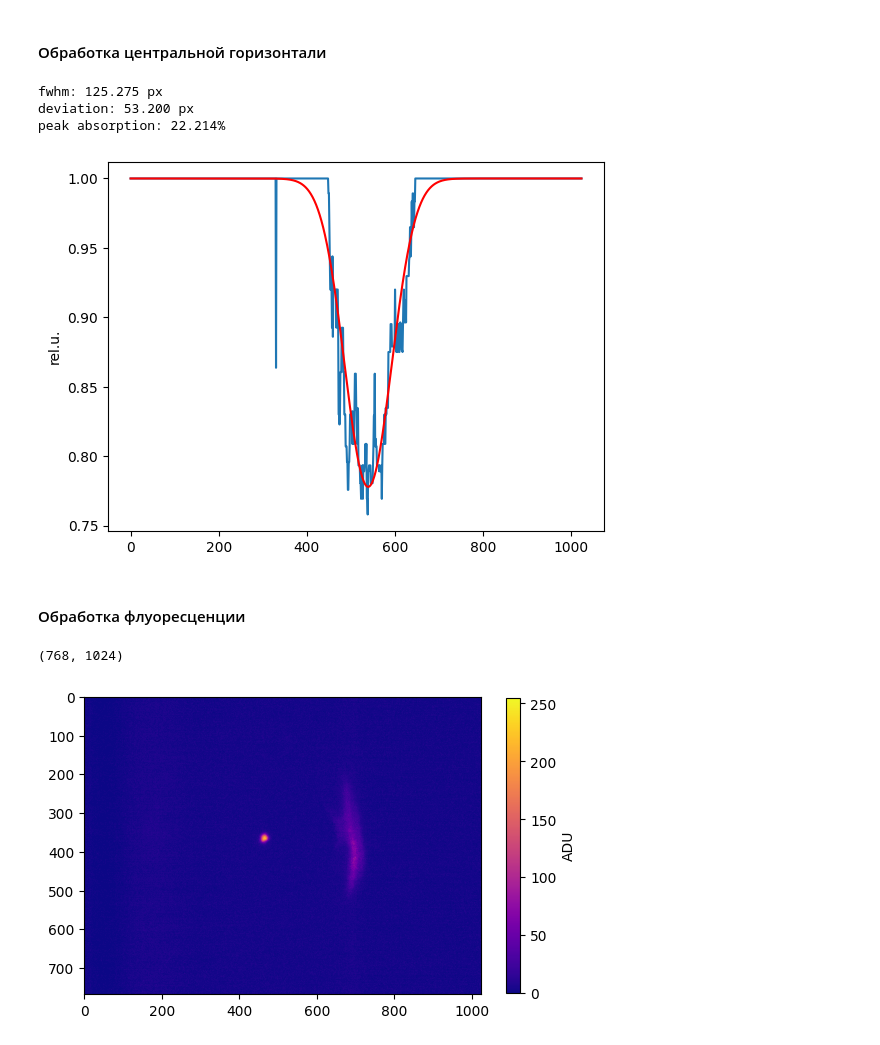
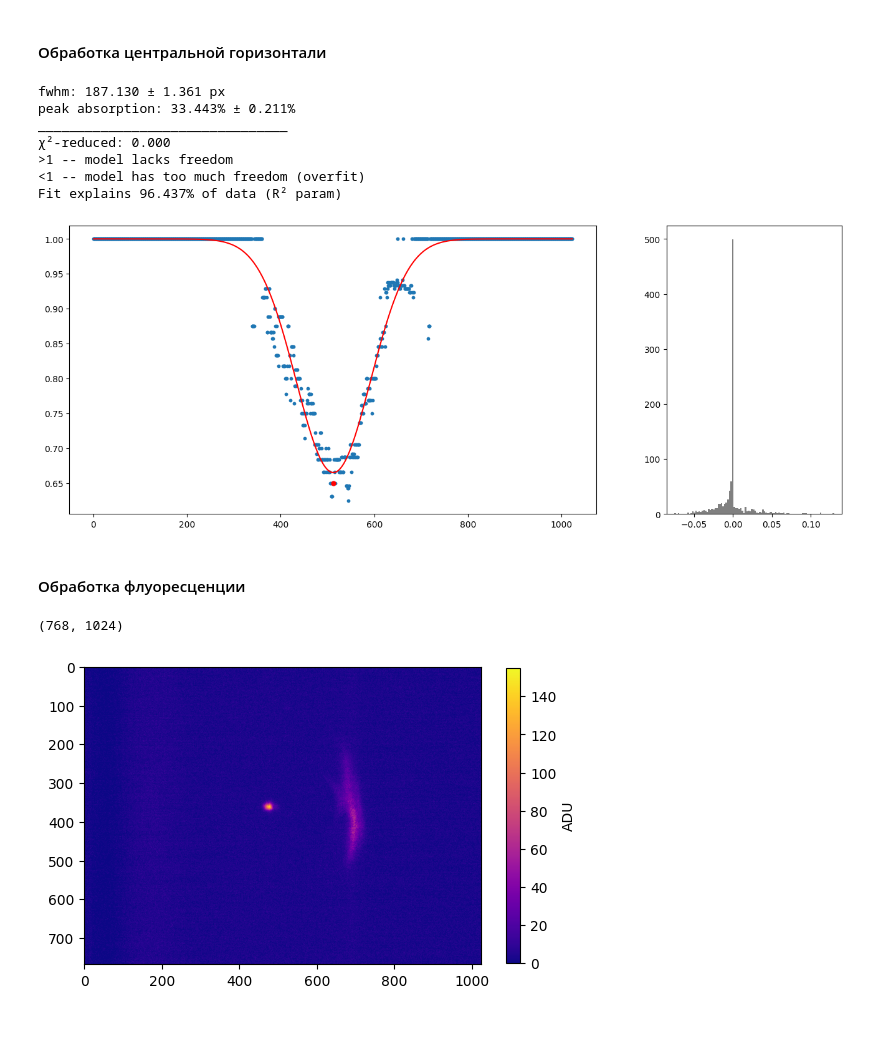
Before and after one commit to chekhyr/AbIm-soft, a Jupyter notebook: AI_Calibr.ipynb, the cells around one changed output. Saved outputs shown, nothing was run; the diff lists cells and outputs as text; code cells hidden in the pictures.

```diff
--- a/AI_Calibr.ipynb
+++ b/AI_Calibr.ipynb
@@ -22,12 +22,12 @@ Ky_flu = 8.9/768
 # %% [markdown]
 #### Обработка поглощения
 # %%
-file_abs = "image_0"
-directory = r"../2025-05-27_AbIm-Calibr//"
+file_abs = "image_9"
+directory = r"../2025-06-20_AbIm-Calibr//"
+#directory = r"../..//" #desktop
 
 '''Чтение и разбиение файла'''
 img = PIL.Image.open(directory + file_abs + ".tif") #initially a grayscale image
-dark = PIL.Image.open(directory + r"dark" + ".tif")
 
 shots = []
 try:
@@ -46,12 +43,0 @@ IndexError: list index out of range
-# %%
-tifbias = PIL.Image.open(directory + "bias.tif") #initially a grayscale image
-bias = []
-try:
-    while True:
-        frame = np.array(tifbias)
-        bias.append(frame)
-        tifbias.seek(tifbias.tell() + 1) #go to next frame
-except EOFError: #end of frames case
-    pass
-
-sgm_read = np.std(bias)
@@ -82,9 +66,10 @@ for i in range(rows): #rows
         if T[i, j] > 1:
             F[i, j] = 1
 
+ker = 57
 '''Сглаживание шумов'''
 M = cv2.medianBlur(F, 5)
-G = cv2.GaussianBlur(M, (3, 3), 0)
+G = cv2.GaussianBlur(M, (ker, ker), 0)
 
 '''Фильтрация пропускания меньше порогового значения'''
 TRSH = 0.90 #пороговое значение
@@ -110,7 +95,7 @@ ROI = np.zeros_like(T, dtype=np.uint8)
 cv2.drawContours(ROI, [largest_contour], -1, 255, thickness=cv2.FILLED)
 
 '''Нахождение минимума пропускания в нём'''
-min_val, _, (jc_abs, ic_abs), _ = cv2.minMaxLoc(T, mask=ROI)
+min_val, _, (jc_abs, ic_abs), _ = cv2.minMaxLoc(G, mask=ROI)
 print(f"Критическое пропускание\tTc: {min_val}\nКритическая точка\tC: {(ic_abs, jc_abs)} ")
 
 '''Отрисовка полученного контура'''
@@ -140,36 +116,40 @@ sgm_T = np.abs(T)*np.sqrt((sgm_atoms/sI_atoms)**2+(sgm_lbeam/sI_lbeam)**2)
 # %%
 '''Профиль по оси j (для величины w_x)'''
 data = 1-M[ic_abs, :]
 arg = np.arange(0, columns, 1)
 
 '''Фитирование нормальным распределением'''
 pars = gauss.guess(data, x=arg) #затравочные параметры
-out = gauss.fit(data, pars, x=arg, weights=1/sgm_T[ic_abs, :]**2)#, calc_covar=False)
+out = gauss.fit(data, pars, x=arg, calc_covar=False)
 
 residuals = data - out.best_fit
 fwhm_abs = out.params["fwhm"].value
 w_abs = out.params["sigma"].value
 
 print("fwhm: %.3f ± %.3f px" % (fwhm_abs, out.params["fwhm"].stderr)) #stderr соответствует p = 0.68 (1-сигма)
 #print("w_x: %.3f ± %.3f px" % (w_abs, out.params["sigma"].stderr))
 print("peak absorption: %.3f%% ± %.3f%%" % (out.params["height"].value*100, out.params["height"].stderr*100))
 print("________________________________")
 print("χ²-reduced: \033[31m%.3f\033[0m" % out.redchi)
 print(">1 -- model lacks freedom")
 print("<1 -- model has too much freedom (overfit)")
 print("Fit explains \033[31m%.3f\033[0m%% of data (R² param)" % (out.rsquared*100))
 
 fig, ax = plt.subplots(1, 2, gridspec_kw={'width_ratios': [3, 1]}, figsize=(16, 6))
 ax[0].scatter(arg, 1-data, s=10)
 ax[0].plot(arg, 1-out.best_fit, "r-")
 ax[0].plot(jc_abs, 1-data[jc_abs], 'r.', markersize=10)
 ax[1].hist(residuals.flatten(), bins=100, color="gray")
 plt.show()
 # %% [output]
-fwhm: 125.275 px
-deviation: 53.200 px
-peak absorption: 22.214%
+fwhm: 187.130 ± 1.361 px
+peak absorption: 33.443% ± 0.211%
+________________________________
+χ²-reduced: 0.000
+>1 -- model lacks freedom
+<1 -- model has too much freedom (overfit)
+Fit explains 96.437% of data (R² param)
-[figure, old version]
+[figure, new version]
 # %% [markdown]
 #### Обработка флуоресценции
 # %%
@@ -181,7 +161,7 @@ plt.colorbar(shrink=.8, label="ADU") #[Analog-to-Digital Units]
 I_fluor.shape
 # %% [output]
 (768, 1024)
-[figure, old version]
+[figure, new version]
 # %%
 '''Выделение области интереса (обрезание блика)'''
 (i1, i2) = (0, 768)
```
Also changed, not shown: parts of 11 cells of this notebook, 1 other file.
